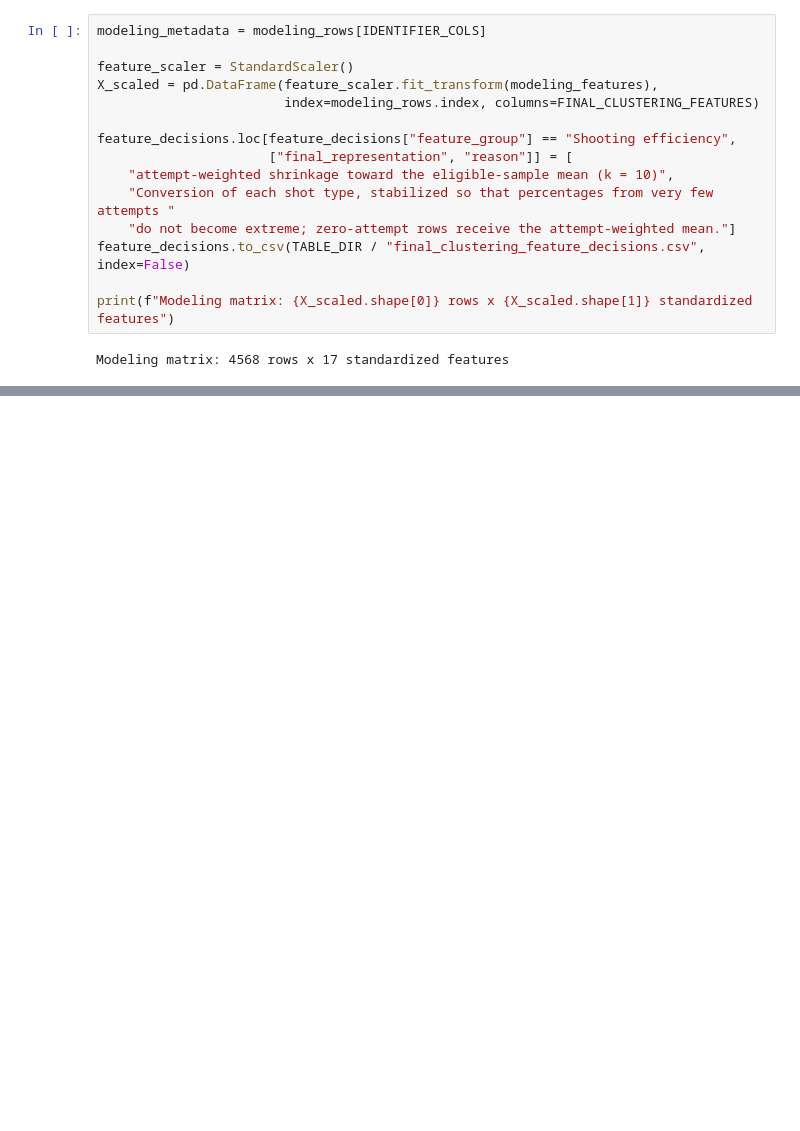
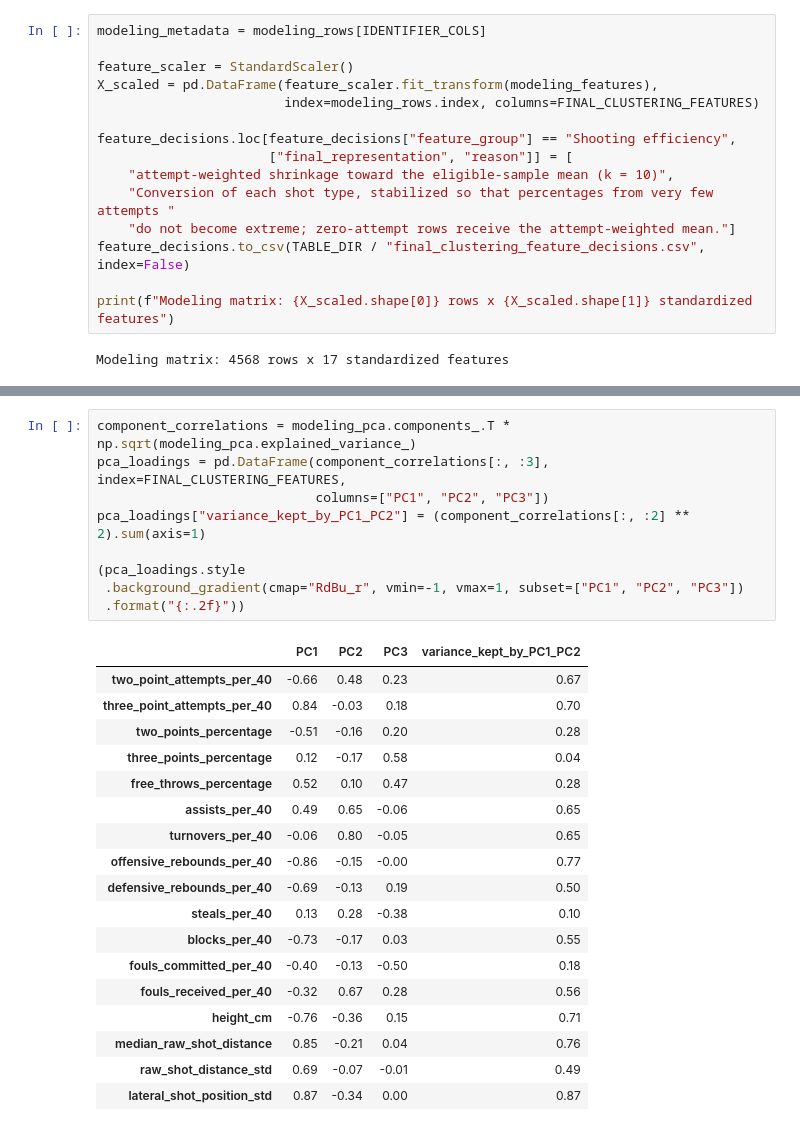
Before and after one commit to DoronWolinsky/Yuval-and-Doron-s-final-project---EuroLeague-player-roles, a Jupyter notebook: notebooks/EuroLeague_Player_Roles_Project.ipynb, the cells around one changed output, grey strips where cells are left out. Cells and saved outputs as stored; diff of their text form; blank space fills up the shorter version.

```diff
--- a/notebooks/EuroLeague_Player_Roles_Project.ipynb
+++ b/notebooks/EuroLeague_Player_Roles_Project.ipynb
@@ -2401,0 +2461,28 @@ Modeling matrix: 4568 rows x 17 standardized features
+# %%
+component_correlations = modeling_pca.components_.T * np.sqrt(modeling_pca.explained_variance_)
+pca_loadings = pd.DataFrame(component_correlations[:, :3], index=FINAL_CLUSTERING_FEATURES,
+                            columns=["PC1", "PC2", "PC3"])
+pca_loadings["variance_kept_by_PC1_PC2"] = (component_correlations[:, :2] ** 2).sum(axis=1)
+
+(pca_loadings.style
+ .background_gradient(cmap="RdBu_r", vmin=-1, vmax=1, subset=["PC1", "PC2", "PC3"])
+ .format("{:.2f}"))
+# %% [output]
+|  | PC1 | PC2 | PC3 | variance_kept_by_PC1_PC2 |
+| two_point_attempts_per_40 | -0.66 | 0.48 | 0.23 | 0.67 |
+| three_point_attempts_per_40 | 0.84 | -0.03 | 0.18 | 0.70 |
+| two_points_percentage | -0.51 | -0.16 | 0.20 | 0.28 |
+| three_points_percentage | 0.12 | -0.17 | 0.58 | 0.04 |
+| free_throws_percentage | 0.52 | 0.10 | 0.47 | 0.28 |
+| assists_per_40 | 0.49 | 0.65 | -0.06 | 0.65 |
+| turnovers_per_40 | -0.06 | 0.80 | -0.05 | 0.65 |
+| offensive_rebounds_per_40 | -0.86 | -0.15 | -0.00 | 0.77 |
+| defensive_rebounds_per_40 | -0.69 | -0.13 | 0.19 | 0.50 |
+| steals_per_40 | 0.13 | 0.28 | -0.38 | 0.10 |
+| blocks_per_40 | -0.73 | -0.17 | 0.03 | 0.55 |
+| fouls_committed_per_40 | -0.40 | -0.13 | -0.50 | 0.18 |
+| fouls_received_per_40 | -0.32 | 0.67 | 0.28 | 0.56 |
+| height_cm | -0.76 | -0.36 | 0.15 | 0.71 |
+| median_raw_shot_distance | 0.85 | -0.21 | 0.04 | 0.76 |
+| raw_shot_distance_std | 0.69 | -0.07 | -0.01 | 0.49 |
+| lateral_shot_position_std | 0.87 | -0.34 | 0.00 | 0.87 |
```
Also changed, not shown: parts of 6 cells of this notebook, 5 other files.
